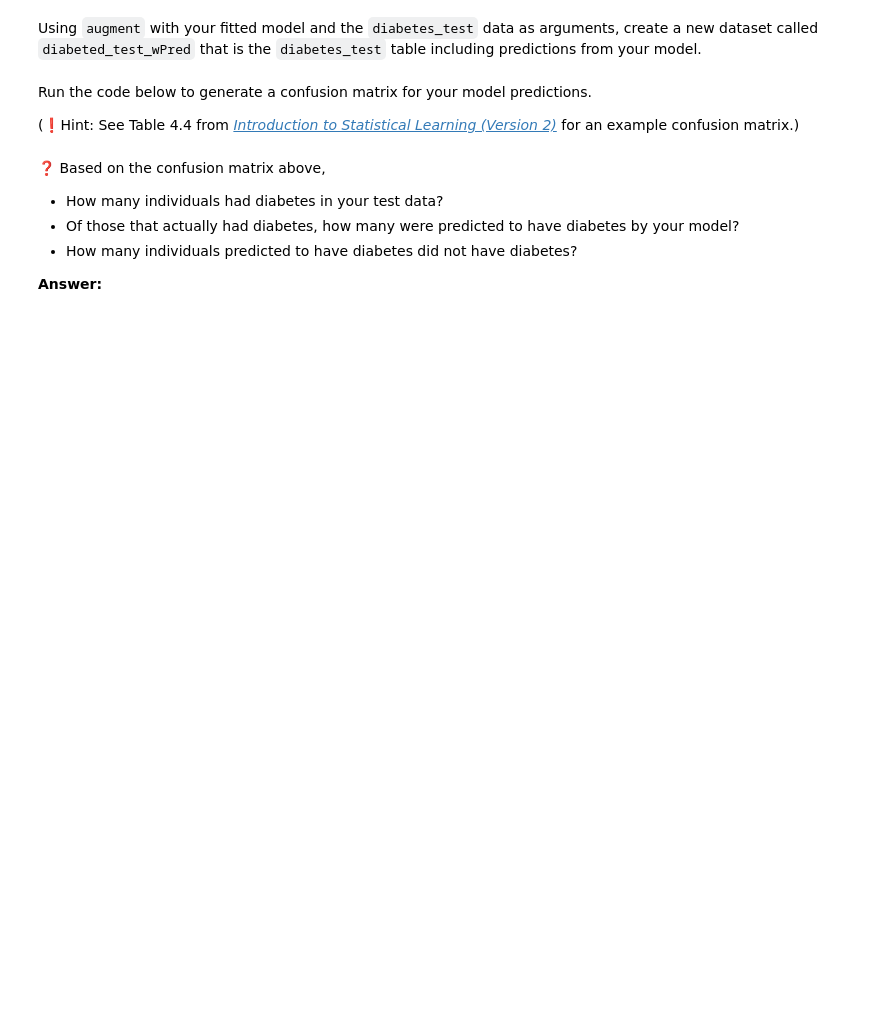
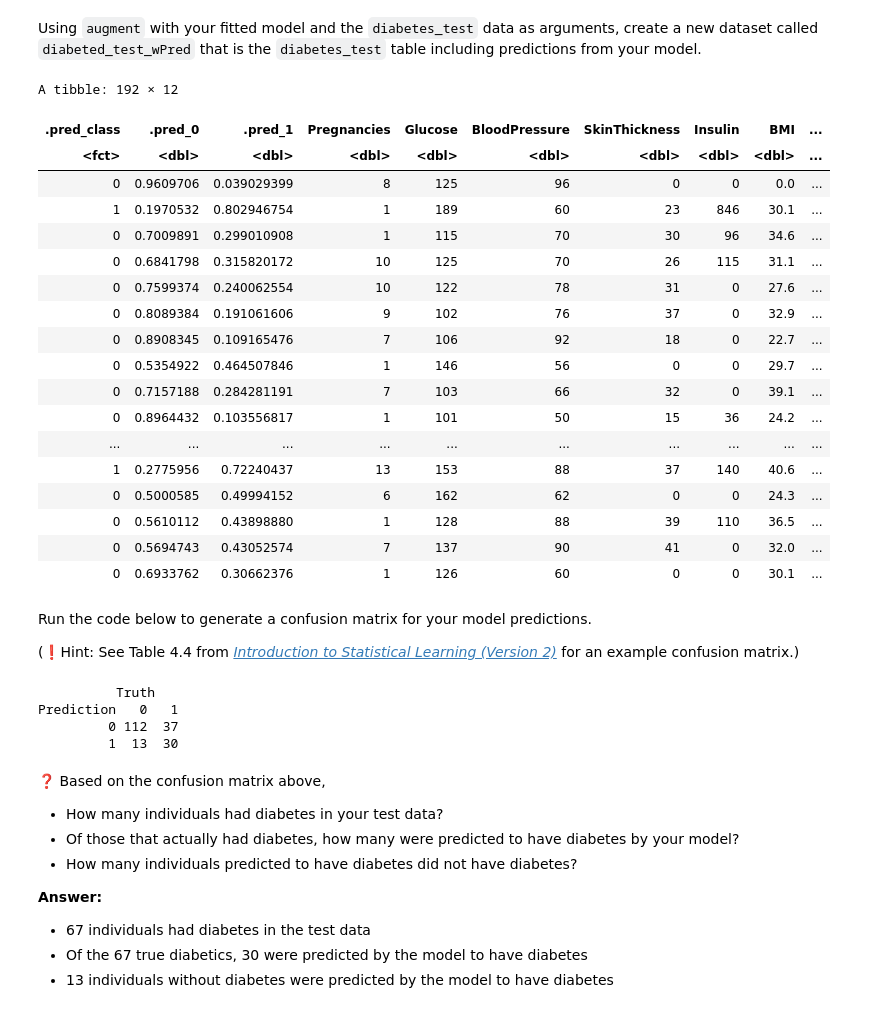
Before and after one commit to UNC-DATA-730/unit-5-assignment-williamsmaddie, a Jupyter notebook: assignment5.ipynb, the cells around one changed output. Cells and saved outputs as stored; diff of their text form; code cells hidden in the pictures; blank space fills up the shorter version.

```diff
--- a/assignment5.ipynb
+++ b/assignment5.ipynb
@@ -53,3 +129,8 @@ Using `plot_df`, make a chart showing the relationship of `Glucose` and `BMI` wi
 Using your training data, build logistic regression model of `Outcome` with `BMI` and `Glucose` as predictors.
 - Use "glm" for you engine
 - The formula for your fit function will be `Outcome ~ BMI + Glucose`
+# %%
+mod = logistic_reg(engine="glm")
+mod_fit = mod |> fit(Outcome ~ BMI + Glucose,diabetes_train)
+
+tidy(mod_fit)
@@ -56,13 +144,39 @@ Using your training data, build logistic regression model of `Outcome` with `BMI
 # %% [markdown]
 Using `augment` with your fitted model and the `diabetes_test` data as arguments, create a new dataset called `diabeted_test_wPred` that is the `diabetes_test` table including predictions from your model.
+# %%
+diabetes_test_wPred = augment(mod_fit, new_data = diabetes_test)
+diabetes_test_wPred
+# %% [output]
+A tibble: 192 × 12
+| .pred_class | .pred_0 | .pred_1 | Pregnancies | Glucose | BloodPressure | SkinThickness | Insulin | BMI | ... |
+| <fct> | <dbl> | <dbl> | <dbl> | <dbl> | <dbl> | <dbl> | <dbl> | <dbl> | ... |
+| 0 | 0.9609706 | 0.039029399 | 8 | 125 | 96 | 0 | 0 | 0.0 | ... |
+| 1 | 0.1970532 | 0.802946754 | 1 | 189 | 60 | 23 | 846 | 30.1 | ... |
+| 0 | 0.7009891 | 0.299010908 | 1 | 115 | 70 | 30 | 96 | 34.6 | ... |
+| 0 | 0.6841798 | 0.315820172 | 10 | 125 | 70 | 26 | 115 | 31.1 | ... |
+| 0 | 0.7599374 | 0.240062554 | 10 | 122 | 78 | 31 | 0 | 27.6 | ... |
+| 0 | 0.8089384 | 0.191061606 | 9 | 102 | 76 | 37 | 0 | 32.9 | ... |
+| 0 | 0.8908345 | 0.109165476 | 7 | 106 | 92 | 18 | 0 | 22.7 | ... |
+| 0 | 0.5354922 | 0.464507846 | 1 | 146 | 56 | 0 | 0 | 29.7 | ... |
+| 0 | 0.7157188 | 0.284281191 | 7 | 103 | 66 | 32 | 0 | 39.1 | ... |
+| 0 | 0.8964432 | 0.103556817 | 1 | 101 | 50 | 15 | 36 | 24.2 | ... |
+| ... | ... | ... | ... | ... | ... | ... | ... | ... | ... |
+| 1 | 0.2775956 | 0.72240437 | 13 | 153 | 88 | 37 | 140 | 40.6 | ... |
+| 0 | 0.5000585 | 0.49994152 | 6 | 162 | 62 | 0 | 0 | 24.3 | ... |
+| 0 | 0.5610112 | 0.43898880 | 1 | 128 | 88 | 39 | 110 | 36.5 | ... |
+| 0 | 0.5694743 | 0.43052574 | 7 | 137 | 90 | 41 | 0 | 32.0 | ... |
+| 0 | 0.6933762 | 0.30662376 | 1 | 126 | 60 | 0 | 0 | 30.1 | ... |
 # %% [markdown]
 Run the code below to generate a confusion matrix for your model predictions.
 
 (❗️Hint: See Table 4.4 from [*Introduction to Statistical Learning (Version 2)*](https://www.statlearning.com/) for an example confusion matrix.)
 # %%
-diabetes_test_wPred = augment(mod_fit, new_data = diabetes_test)
-
 diabetes_test_wPred |> conf_mat(Outcome, .pred_class)
+# %% [output]
+          Truth
+Prediction   0   1
+         0 112  37
+         1  13  30
 # %% [markdown]
 ❓ Based on the confusion matrix above,
 - How many individuals had diabetes in your test data?
@@ -70,3 +184,6 @@ diabetes_test_wPred |> conf_mat(Outcome, .pred_class)
 - How many individuals predicted to have diabetes did not have diabetes?
 
 **Answer:**
+- 67 individuals had diabetes in the test data
+- Of the 67 true diabetics, 30 were predicted by the model to have diabetes
+- 13 individuals without diabetes were predicted by the model to have diabetes
```
Also changed, not shown: parts of 11 cells of this notebook.
